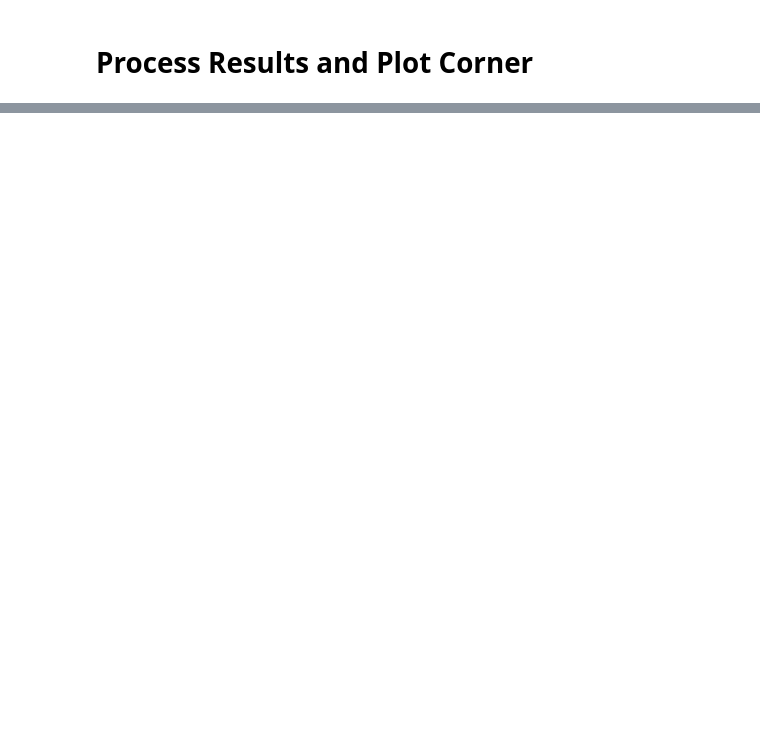
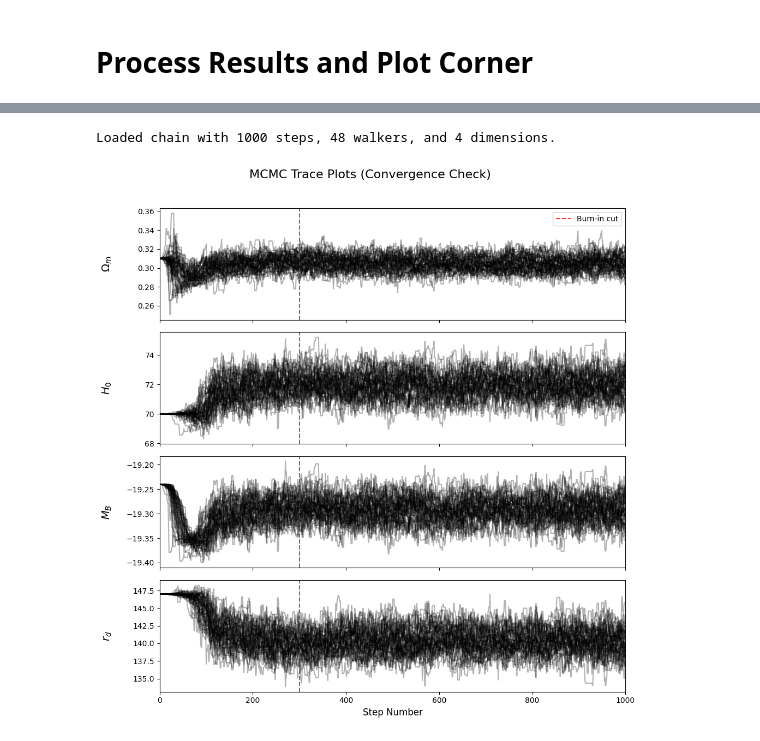
Before and after one commit to rudranilroy/observational_cosmology, a Jupyter notebook: Codes/Week-7.ipynb, the cells around one changed output, grey strips where cells are left out. Saved outputs shown, nothing was run; the diff lists cells and outputs as text; code cells hidden in the pictures; blank space fills up the shorter version.

```diff
--- a/Codes/Week-7.ipynb
+++ b/Codes/Week-7.ipynb
@@ -194,7 +194,7 @@ nwalkers = 48
 best_fit_guess = np.array([0.31, 70.0, -19.24, 147.0])
 initial_pos = best_fit_guess + 1e-4 * np.random.randn(nwalkers, ndim)
 
-filename = "pantheon_cc_bao_mcmc_chain.h5.h5"
+filename = "pantheon_cc_bao_mcmc_chain.h5"
 backend = emcee.backends.HDFBackend(filename)
 backend.reset(nwalkers, ndim)
 
@@ -257,0 +265,52 @@ MCMC run complete. Time taken: 44.60 minutes.
+# %%
+filename = "pantheon_cc_bao_mcmc_chain.h5"
+
+try:
+    reader = emcee.backends.HDFBackend(filename)
+
+    # get_chain() returns a 3D numpy array of shape: (nsteps, nwalkers, ndim)
+    # We do NOT discard the burn-in here, because we want to see the whole history!
+    chain = reader.get_chain()
+
+    nsteps, nwalkers, ndim = chain.shape
+    print(f"Loaded chain with {nsteps} steps, {nwalkers} walkers, and {ndim} dimensions.")
+
+    # 2. Define labels based on the number of dimensions
+    if ndim == 3:
+        labels = [r"$\Omega_m$", r"$H_0$", r"$M_B$"]
+    elif ndim == 4:
+        labels = [r"$\Omega_m$", r"$H_0$", r"$M_B$", r"$r_d$"]
+    else:
+        labels = [f"Param {i}" for i in range(ndim)]
+
+    # 3. Create the trace plots
+    fig, axes = plt.subplots(ndim, figsize=(10, 2.5 * ndim), sharex=True)
+
+    # If there's only 1 dimension, axes is not a list, so we wrap it
+    if ndim == 1: axes = [axes]
+
+    for i in range(ndim):
+        ax = axes[i]
+        # Plot the paths of all walkers for the i-th parameter.
+        # "k" means black, alpha=0.3 makes the lines semi-transparent so we can see density
+        ax.plot(chain[:, :, i], "k", alpha=0.3)
+        ax.set_xlim(0, len(chain))
+        ax.set_ylabel(labels[i], fontsize=14)
+        ax.yaxis.set_label_coords(-0.1, 0.5)
+
+        # Optional: Draw a vertical red dashed line to indicate your chosen burn-in
+        burn_in_estimate = 300
+        ax.axvline(x=burn_in_estimate, color='red', linestyle='--', alpha=0.8, label='Burn-in cut')
+        if i == 0:
+            ax.legend(loc='upper right')
+
+    axes[-1].set_xlabel("Step Number", fontsize=12)
+    plt.suptitle("MCMC Trace Plots (Convergence Check)", y=1.02, fontsize=16)
+    plt.tight_layout()
+    plt.show()
+
+except FileNotFoundError:
+    print(f"Error: The file {filename} could not be found. Make sure you ran the MCMC cell first.")
+# %% [output]
+Loaded chain with 1000 steps, 48 walkers, and 4 dimensions.
+[figure, added]
```
Also changed, not shown: parts of 2 cells of this notebook, 1 other file.
